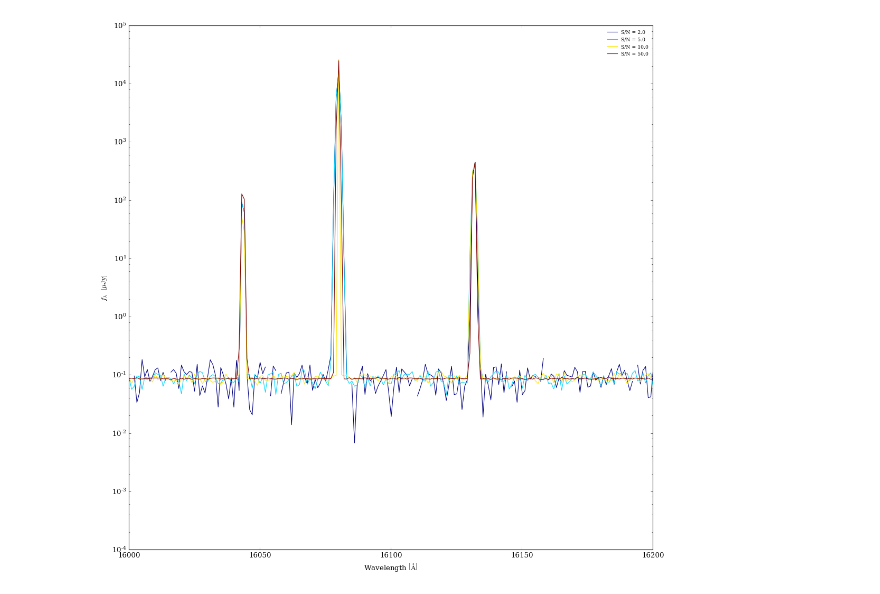
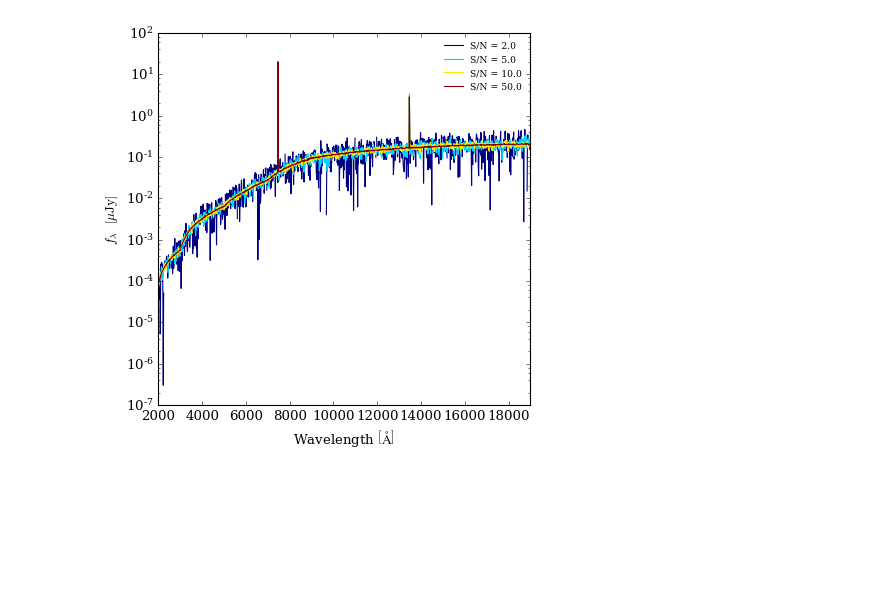
Before and after one commit to aimerson/GalacticusTools, a Jupyter notebook: examples/exampleGalacticusSED.ipynb, the cells around one changed output. Saved outputs shown, nothing was run; the diff lists cells and outputs as text; code cells hidden in the pictures; blank space fills up the shorter version.

```diff
--- a/examples/exampleGalacticusSED.ipynb
+++ b/examples/exampleGalacticusSED.ipynb
@@ -28,9 +30,10 @@ SED = GalacticusSED(GH5,verbose=True)
 # %%
-# EXAMPLE 1: Extract example SED at z = 1.4 with S/N=10 and using galaxy velocity dispersions to
+# EXAMPLE 1: Extract example SED at snapshot nearest to z = 1.4 with S/N=5 and using galaxy velocity dispersions to
 #            approximate the widths of Gaussian emission line profiles. Assume observer-frame.
+# First step is to build the SED dataset name
 z = 1.4
 zStr = GH5.getRedshiftString(z)
-print zStr
-name = "totalSED:observed:Gaussian_VelocityApprox:snr10.0:"+zStr
-print name
+print("We can see that the nearest HDF5 output has redshift string '"+zStr+"'")
+name = "totalSED:observed:Gaussian_VelocityApprox:snr5.0:"+zStr
+print(name)
 # %% [output]
@@ -39,8 +69,8 @@ totalSED:observed:Gaussian_VelocityApprox:snr10.0:z1.4000
 # %%
 # Set wavelength range to obtain SED over
-wavelengths = np.linspace(16000,17000,1000)
+wavelengths = np.linspace(2000,19000,1000)
 # %%
 # Build SED (use linear interpolation to get SED at specified wavelengths)
-SED.buildSED(name,wavelengths,z=z,kind='linear',fill_value='extrapolate')
+SED = GalSED.buildSED(name,wavelengths,kind='linear',fill_value='extrapolate')
 # %%
 # Get SEDs for galaxies
@@ -75,9 +103,9 @@ ax = fig.add_subplot(111,yscale='log')
 N = 20
 carr = colour_array(N,cmap='jet')
 for i in range(N):
-    ax.plot(wavelength,sed[i,:],c=carr[i])
+    ax.plot(SED.wavelength,SED.sed[i,:],c=carr[i])
 ax.set_xlabel("Wavelength $\left[{\\rm \AA}\\right ]$")
 ax.set_ylabel("$f_{\lambda}$  $\left [{\\rm \mu Jy}\\right ]$")
-ax.set_xlim(16000,17000)
+ax.set_xlim(SED.wavelength.min(),SED.wavelength.max())
 show()
 # %% [output]
@@ -85,23 +113,22 @@ show()
 # %%
 # EXAMPLE 2: Make plot showing different S/N ratios
 z = 1.4
 zStr = GH5.getRedshiftString(z)
-fig = figure(figsize=(16,16))
+fig = figure(figsize=(6,6))
 ax = fig.add_subplot(111,yscale='log')
 snRatios = "2.0 5.0 10.0 50.0".split()
 carr = colour_array(len(snRatios),cmap='jet')
 for i,snr in enumerate(snRatios):
     name = "totalSED:observed:Gaussian_VelocityApprox:snr"+snr+":"+zStr
-    SED.buildSED(name,wavelengths,z=z,kind='linear',fill_value='extrapolate')
-    wavelength,sed = SED.getSED()
-    ax.plot(wavelength,sed[12,:],c=carr[i],label="S/N = "+snr)
+    SED = GalSED.buildSED(name,wavelengths,kind='linear',fill_value='extrapolate')
+    ax.plot(SED.wavelength,SED.sed[12,:],c=carr[i],label="S/N = "+snr)
 ax.set_xlabel("Wavelength $\left[{\\rm \AA}\\right ]$")
 ax.set_ylabel("$f_{\lambda}$  $\left [{\\rm \mu Jy}\\right ]$")
-ax.set_xlim(16000,16200)
+ax.set_xlim(SED.wavelength.min(),SED.wavelength.max())
 Legend(ax,loc=0)
 show()
 # %% [output]
-[figure, old version]
+[figure, new version]
 # %%
 # Other galaxy properties can be extracted using the GalacticusHDF5 class. For example:
 z = 1.47
```
Also changed, not shown: parts of 17 cells of this notebook, 2 other files.
